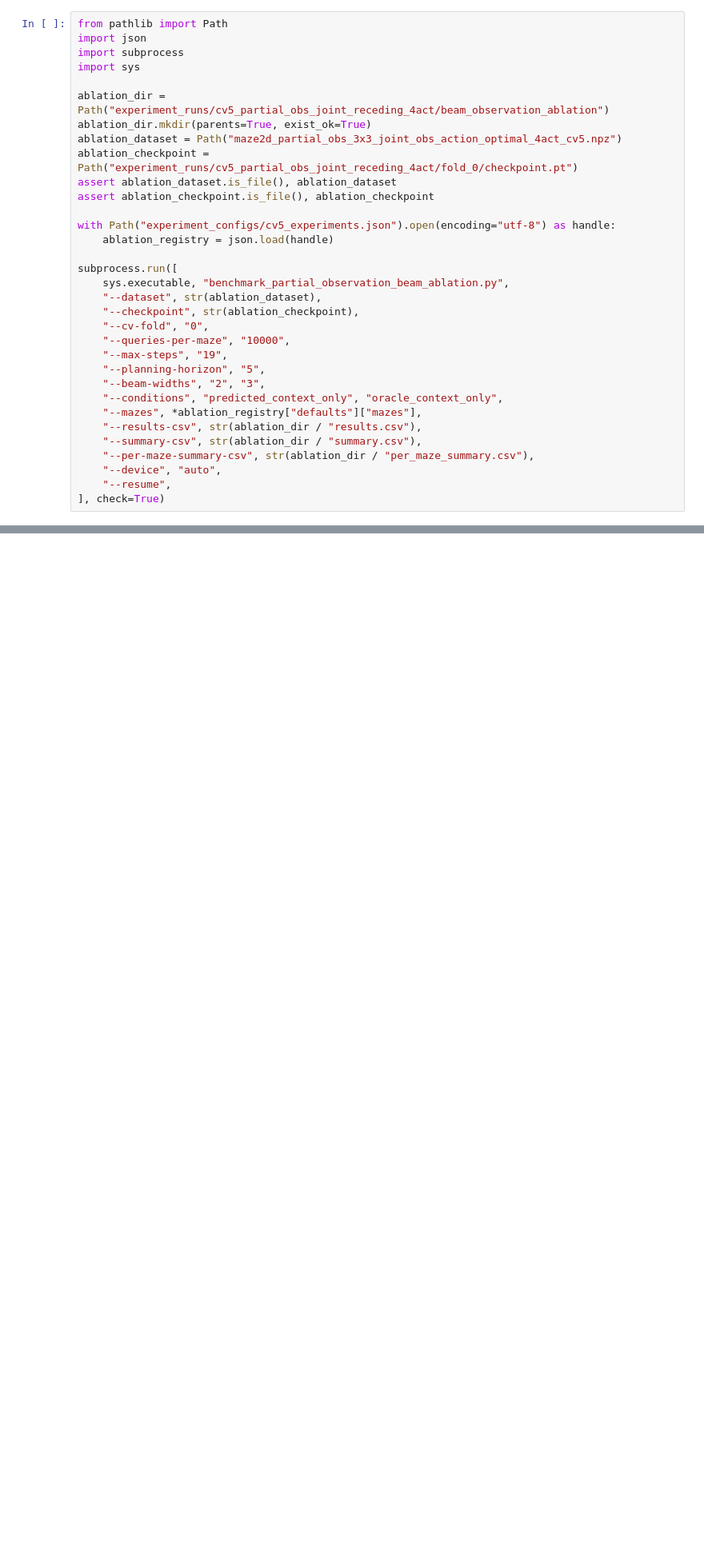
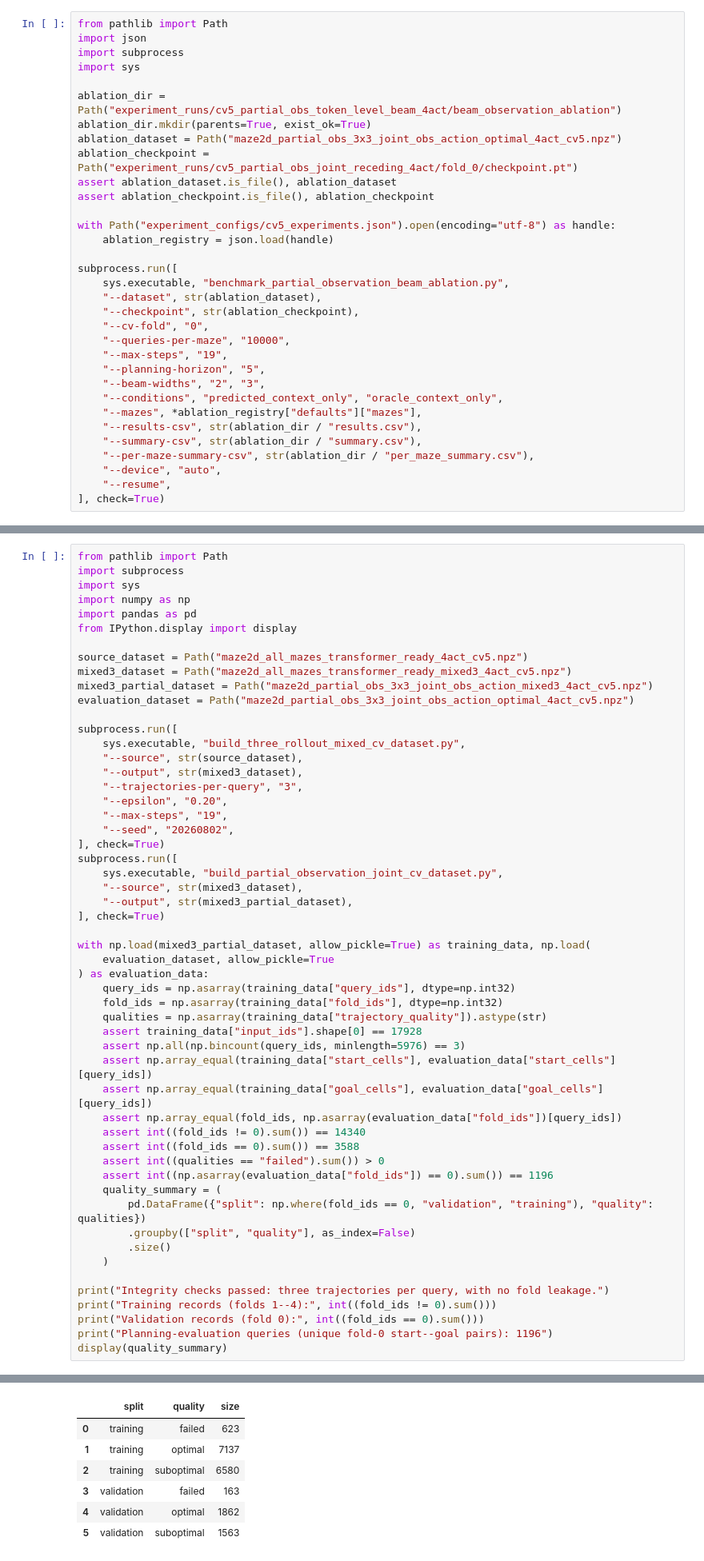
Before and after one commit to diankruger/4th-year-project, a Jupyter notebook: Full_dataset_pipeline.ipynb, the cells around one changed output, grey strips where cells are left out. Shown at 80% size. Drawn from its saved outputs; the diff is of its cells as text; blank space fills up the shorter version.

```diff
--- a/Full_dataset_pipeline.ipynb
+++ b/Full_dataset_pipeline.ipynb
@@ -2647,7 +2647,7 @@ import json
 import subprocess
 import sys
 
-ablation_dir = Path("experiment_runs/cv5_partial_obs_joint_receding_4act/beam_observation_ablation")
+ablation_dir = Path("experiment_runs/cv5_partial_obs_token_level_beam_4act/beam_observation_ablation")
 ablation_dir.mkdir(parents=True, exist_ok=True)
 ablation_dataset = Path("maze2d_partial_obs_3x3_joint_obs_action_optimal_4act_cv5.npz")
 ablation_checkpoint = Path("experiment_runs/cv5_partial_obs_joint_receding_4act/fold_0/checkpoint.pt")
@@ -2947,0 +2956,55 @@ All strategies use the same 1,196 fold-0 queries across all eight mazes.
+# %%
+from pathlib import Path
+import subprocess
+import sys
+import numpy as np
+import pandas as pd
+from IPython.display import display
+
+source_dataset = Path("maze2d_all_mazes_transformer_ready_4act_cv5.npz")
+mixed3_dataset = Path("maze2d_all_mazes_transformer_ready_mixed3_4act_cv5.npz")
+mixed3_partial_dataset = Path("maze2d_partial_obs_3x3_joint_obs_action_mixed3_4act_cv5.npz")
+evaluation_dataset = Path("maze2d_partial_obs_3x3_joint_obs_action_optimal_4act_cv5.npz")
+
+subprocess.run([
+    sys.executable, "build_three_rollout_mixed_cv_dataset.py",
+    "--source", str(source_dataset),
+    "--output", str(mixed3_dataset),
+    "--trajectories-per-query", "3",
+    "--epsilon", "0.20",
+    "--max-steps", "19",
+    "--seed", "20260802",
+], check=True)
+subprocess.run([
+    sys.executable, "build_partial_observation_joint_cv_dataset.py",
+    "--source", str(mixed3_dataset),
+    "--output", str(mixed3_partial_dataset),
+], check=True)
+
+with np.load(mixed3_partial_dataset, allow_pickle=True) as training_data, np.load(
+    evaluation_dataset, allow_pickle=True
+) as evaluation_data:
+    query_ids = np.asarray(training_data["query_ids"], dtype=np.int32)
+    fold_ids = np.asarray(training_data["fold_ids"], dtype=np.int32)
+    qualities = np.asarray(training_data["trajectory_quality"]).astype(str)
+    assert training_data["input_ids"].shape[0] == 17928
+    assert np.all(np.bincount(query_ids, minlength=5976) == 3)
+    assert np.array_equal(training_data["start_cells"], evaluation_data["start_cells"][query_ids])
+    assert np.array_equal(training_data["goal_cells"], evaluation_data["goal_cells"][query_ids])
+    assert np.array_equal(fold_ids, np.asarray(evaluation_data["fold_ids"])[query_ids])
+    assert int((fold_ids != 0).sum()) == 14340
+    assert int((fold_ids == 0).sum()) == 3588
+    assert int((qualities == "failed").sum()) > 0
+    assert int((np.asarray(evaluation_data["fold_ids"]) == 0).sum()) == 1196
+    quality_summary = (
+        pd.DataFrame({"split": np.where(fold_ids == 0, "validation", "training"), "quality": qualities})
+        .groupby(["split", "quality"], as_index=False)
+        .size()
+    )
+
+print("Integrity checks passed: three trajectories per query, with no fold leakage.")
+print("Training records (folds 1--4):", int((fold_ids != 0).sum()))
+print("Validation records (fold 0):", int((fold_ids == 0).sum()))
+print("Planning-evaluation queries (unique fold-0 start--goal pairs): 1196")
+display(quality_summary)
+# %% [output]
@@ -2947,0 +3015,7 @@ All strategies use the same 1,196 fold-0 queries across all eight mazes.
+|  | split | quality | size |
+| 0 | training | failed | 623 |
+| 1 | training | optimal | 7137 |
+| 2 | training | suboptimal | 6580 |
+| 3 | validation | failed | 163 |
+| 4 | validation | optimal | 1862 |
+| 5 | validation | suboptimal | 1563 |
```
Also changed, not shown: parts of 7 cells of this notebook, 14 other files.
